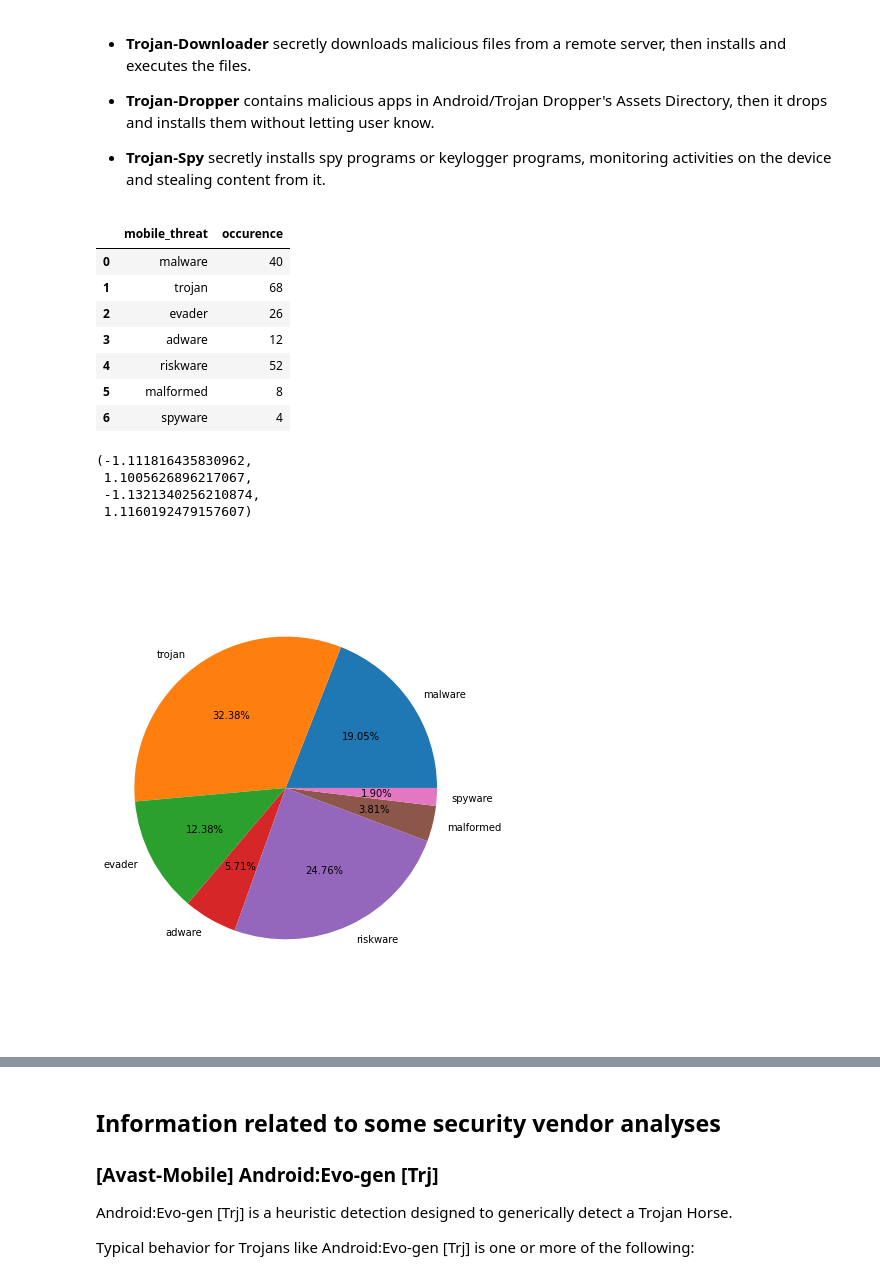
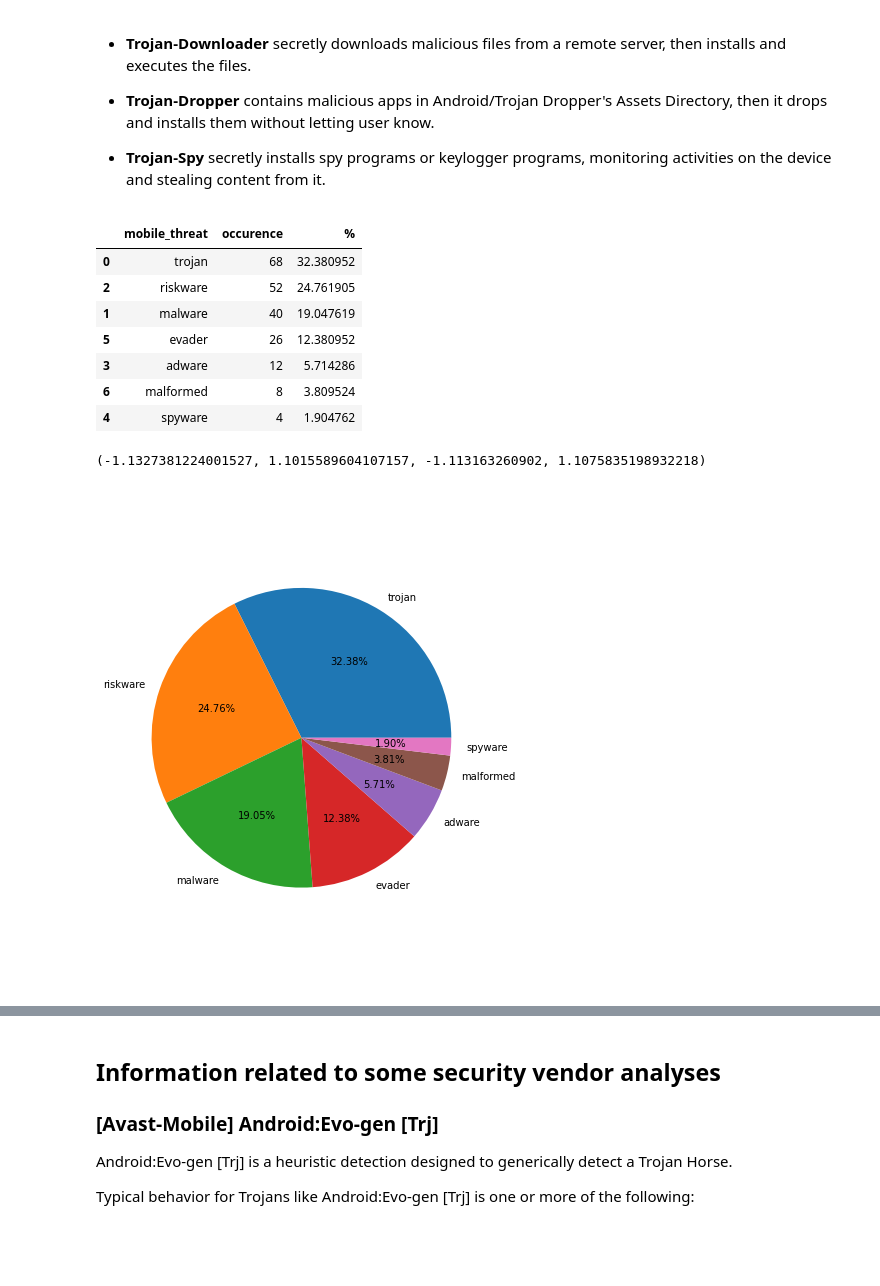
Before and after one commit to ChaseSecurity/Reflected-Search-Poisoning-for-Illicit-Promotion, a Jupyter notebook: Website_Timemachine/App/app_virustotal_analysis.ipynb, the cells around one changed output, grey strips where cells are left out. Drawn from its saved outputs; the diff is of its cells as text; code cells hidden in the pictures; blank space fills up the shorter version.

```diff
--- a/Website_Timemachine/App/app_virustotal_analysis.ipynb
+++ b/Website_Timemachine/App/app_virustotal_analysis.ipynb
@@ -405,47 +406,45 @@ Sub-categories:
 # Distribution of Mobile Threats
 import csv
 import matplotlib.pyplot as plt
 
 va_mapping = dict()
 with open("./vendor_analysis_mapping.csv", "r", encoding="utf-8") as csv_file:
     reader = csv.reader(csv_file)
     next(reader)
     for row in reader:
         va_mapping[row[0]] = row[1].lower()
 
 mobile_threats_to_apks = defaultdict(set)
 malicious_apks_types = defaultdict(set)
 for apk in malicious_apks:
     for va in vendor_analyses:
         if apk in vendor_analyses[va]:
             mobile_threats_to_apks[va_mapping[va]].add(apk)
             malicious_apks_types[apk].add(va_mapping[va])
     for sd in sandbox_classification:
         if apk in sandbox_classification[sd]:
             mobile_threats_to_apks[sd].add(apk)
             malicious_apks_types[apk].add(sd)
 
-df = pd.DataFrame([(k, len(mobile_threats_to_apks[k])) for k in mobile_threats_to_apks], columns=['mobile_threat', 'occurence'])
+df = pd.DataFrame([(k, len(mobile_threats_to_apks[k])) for k in mobile_threats_to_apks], columns=['mobile_threat', 'occurence']).sort_values('occurence', ascending=False)
+df['%'] = 100 * (df['occurence'] / df['occurence'].sum())
 display(df)
 # df.groupby(['mobile_threat']).sum().plot(kind='pie', y='occurence', autopct='%1.0f%%', title='Distribution of Mobile Threats')
 
 plt.figure(figsize=(6,9))
 plt.pie(df['occurence'], labels=df['mobile_threat'], autopct="%.2f%%")
 plt.axis('equal')
 # %% [output]
-|  | mobile_threat | occurence |
-| 0 | malware | 40 |
-| 1 | trojan | 68 |
-| 2 | evader | 26 |
-| 3 | adware | 12 |
-| 4 | riskware | 52 |
-| 5 | malformed | 8 |
-| 6 | spyware | 4 |
+|  | mobile_threat | occurence | % |
+| 0 | trojan | 68 | 32.380952 |
+| 2 | riskware | 52 | 24.761905 |
+| 1 | malware | 40 | 19.047619 |
+| 5 | evader | 26 | 12.380952 |
+| 3 | adware | 12 | 5.714286 |
+| 6 | malformed | 8 | 3.809524 |
+| 4 | spyware | 4 | 1.904762 |
-(-1.111816435830962,
- 1.1005626896217067,
- -1.1321340256210874,
- 1.1160192479157607)
+(-1.1327381224001527, 1.1015589604107157, -1.113163260902, 1.1075835198932218)
-[figure, old version]
+[figure, new version]
 # %%
 # Distribution of Riskware
 import csv
```
Also changed, not shown: parts of 6 cells of this notebook.
